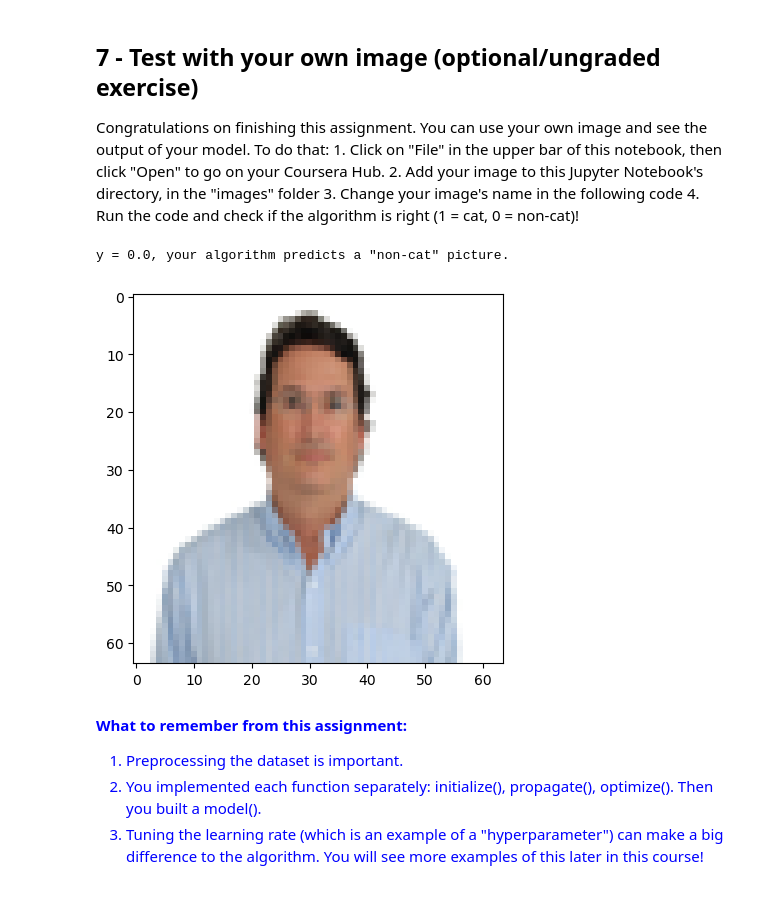
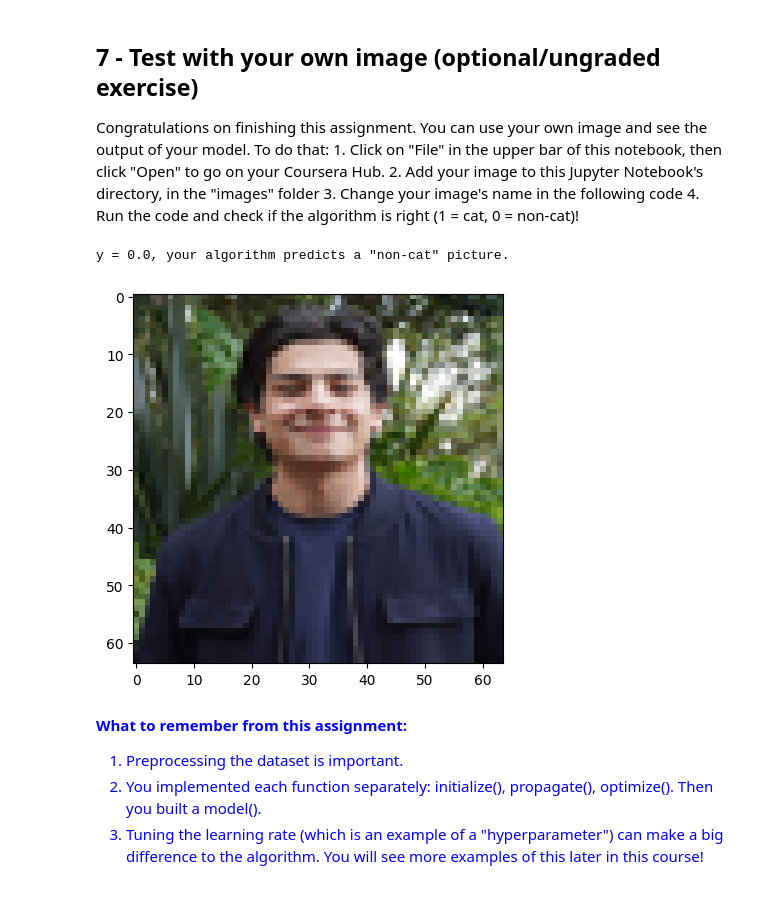
Before and after one commit to SamuelSuaV/Talleres-Topicos-en-aprendizaje-de-maquinas, a Jupyter notebook: Taller3/Parte 1/Logistic_Regression_with_a_Neural_Network_mindset_Taller.ipynb, the cells around one changed output. Drawn from its saved outputs; the diff is of its cells as text; code cells hidden in the pictures.

```diff
--- a/Taller3/Parte 1/Logistic_Regression_with_a_Neural_Network_mindset_Taller.ipynb
+++ b/Taller3/Parte 1/Logistic_Regression_with_a_Neural_Network_mindset_Taller.ipynb
@@ -411,6 +421,9 @@ def propagate(w, b, X, Y):
     # cost = ...
     # YOUR CODE STARTS HERE
 
+    A = sigmoid(np.dot(w.T, X) + b)
+    cost = - (1/m) * np.sum(Y * np.log(A) + (1-Y) * np.log(1-A) )
+
     # YOUR CODE ENDS HERE
 
     # BACKWARD PROPAGATION (TO FIND GRAD)
@@ -510,6 +523,8 @@ def optimize(w, b, X, Y, num_iterations=100, learning_rate=0.009, print_cost=Fal
         # grads, cost = ...
         # YOUR CODE STARTS HERE
 
+        grads, cost = propagate(w, b, X, Y)
+
         # YOUR CODE ENDS HERE
 
         # Retrieve derivatives from grads
@@ -521,6 +536,8 @@ def optimize(w, b, X, Y, num_iterations=100, learning_rate=0.009, print_cost=Fal
         # b = ...
         # YOUR CODE STARTS HERE
 
+        w = w - learning_rate * dw
+        b = b - learning_rate * db
 
         # YOUR CODE ENDS HERE
 
@@ -611,6 +628,7 @@ def predict(w, b, X):
     # A = ...
     # YOUR CODE STARTS HERE
 
+    A = sigmoid(np.dot(w.T,X) + b)
 
     # YOUR CODE ENDS HERE
 
@@ -701,7 +719,7 @@ def model(X_train, Y_train, X_test, Y_test, num_iterations=2000, learning_rate=0
 
     # YOUR CODE STARTS HERE
     # initialize parameters with zeros (≈ 1 line of code)
-
+    w,b = initialize_with_zeros(X_train.shape[0])
 
     # Gradient descent (≈ 1 line of code)
     parameters, grads, costs = optimize(w, b, X_train, Y_train,
@@ -846,20 +864,20 @@ Congratulations on finishing this assignment. You can use your own image and see
     4. Run the code and check if the algorithm is right (1 = cat, 0 = non-cat)!
 # %%
 # change this to the name of your image file
-my_image = "ALVARO 2.jpg"
+my_image = "Samuel.jpg"
 
 # We preprocess the image to fit your algorithm.
 fname = "images/" + my_image
 image = np.array(Image.open(fname).resize((num_px, num_px)))
 plt.imshow(image)
 image = image / 255.
 image = image.reshape((1, num_px * num_px * 3)).T
 my_predicted_image = predict(logistic_regression_model["w"], logistic_regression_model["b"], image)
 
 print("y = " + str(np.squeeze(my_predicted_image)) + ", your algorithm predicts a \"" + classes[int(np.squeeze(my_predicted_image)),].decode("utf-8") +  "\" picture.")
 # %% [output]
 y = 0.0, your algorithm predicts a "non-cat" picture.
-[figure, old version]
+[figure, new version]
 # %% [markdown]
 <font color='blue'>
 
```
Also changed, not shown: parts of 6 cells of this notebook.
